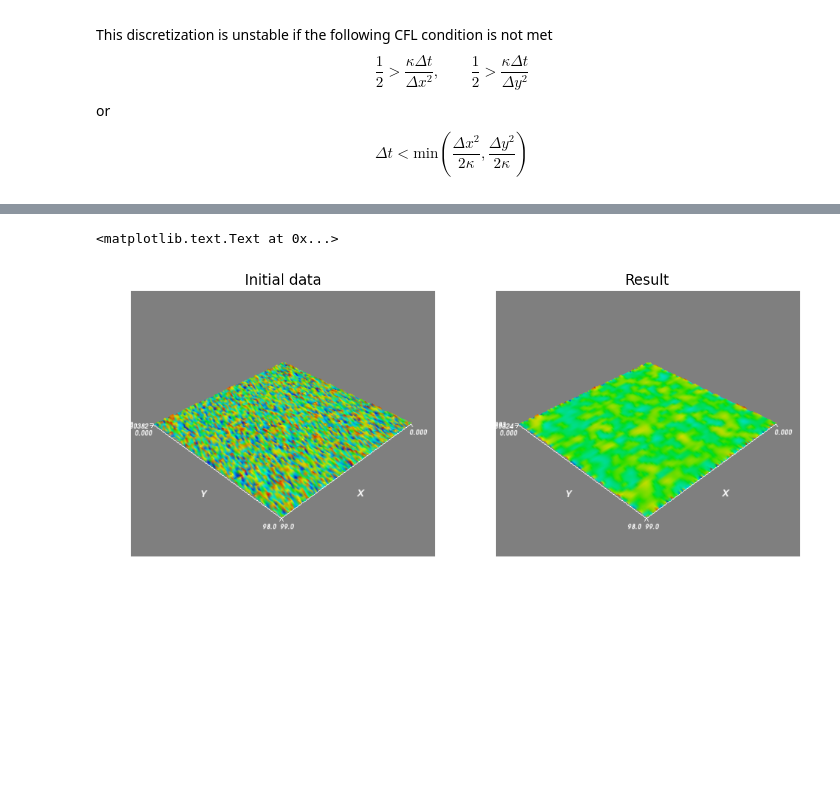
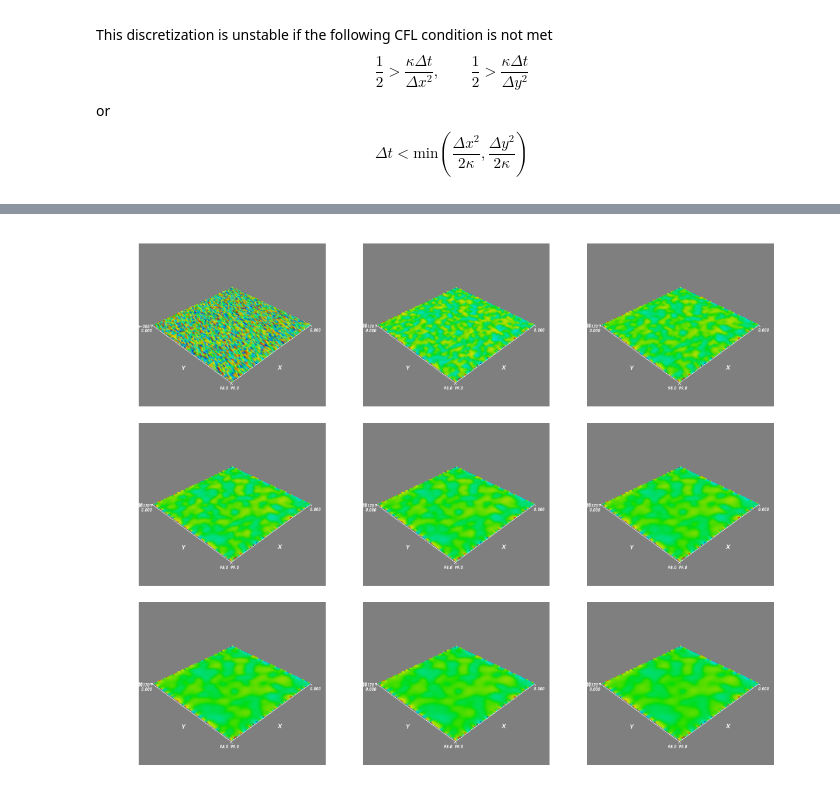
Before and after one commit to babrodtk/conslaws_python_opencl, a Jupyter notebook: HeatEquation2D.ipynb, the cells around one changed output, grey strips where cells are left out. Saved outputs shown, nothing was run; the diff lists cells and outputs as text; code cells hidden in the pictures; blank space fills up the shorter version.

```diff
--- a/HeatEquation2D.ipynb
+++ b/HeatEquation2D.ipynb
@@ -162,26 +162,35 @@ def easy_surf(u, dx, dy):
 
     mlab.surf(x, y, u)
     mlab.axes()
-    imshow(mlab.screenshot())
-    axis('off')
+    scr = mlab.screenshot();
     mlab.close()
+    return scr;
 # %%
 #Create test input data
 u0 = np.random.rand(100, 50);
 u0 = np.asfortranarray(u0, dtype=np.float32)
+cl_data = HeatDataCL(u0)
 kappa = 1.0
 dx = 1.0
 dy = 2.0
 
-#Simulate
-u1 = opencl_heat_eq(u0, kappa, dx, dy, 10)
+#Plot initial conditions
+fig_2d, ax_2d = subplots(3, 3, sharex=True, sharey=True, squeeze=True)
+ax_2d = np.reshape(ax_2d, 3*3)
+subplots_adjust(wspace=0.1, hspace=0.1)
 
-#Plot
-figure()
-subplot(1,2,1)
-easy_surf(u0, dx, dy)
-title('Initial data')
-subplot(1,2,2)
-easy_surf(u1, dx, dy)
-title('Result')
+ax_2d[0].imshow(easy_surf(u0, dx, dy))
+ax_2d[0].axis('off')
+
+for i in range(1, 9):
+    timesteps_per_plot=5
+    #Simulate 10 timesteps
+    opencl_heat_eq(cl_data, kappa, dx, dy, timesteps_per_plot)
+
+    #Download data
+    u1 = cl_data.download()
+
+    #Plot
+    ax_2d[i].imshow(easy_surf(u1, dx, dy))
+    ax_2d[i].axis('off')
 # %% [output]
@@ -189,2 +197 @@ Warning: the range of your scalar values differs by more than a factor 100 than
-<matplotlib.text.Text at 0x...>
-[figure, old version]
+[figure, new version]
```
Also changed, not shown: parts of 5 cells of this notebook, 3 other files.
